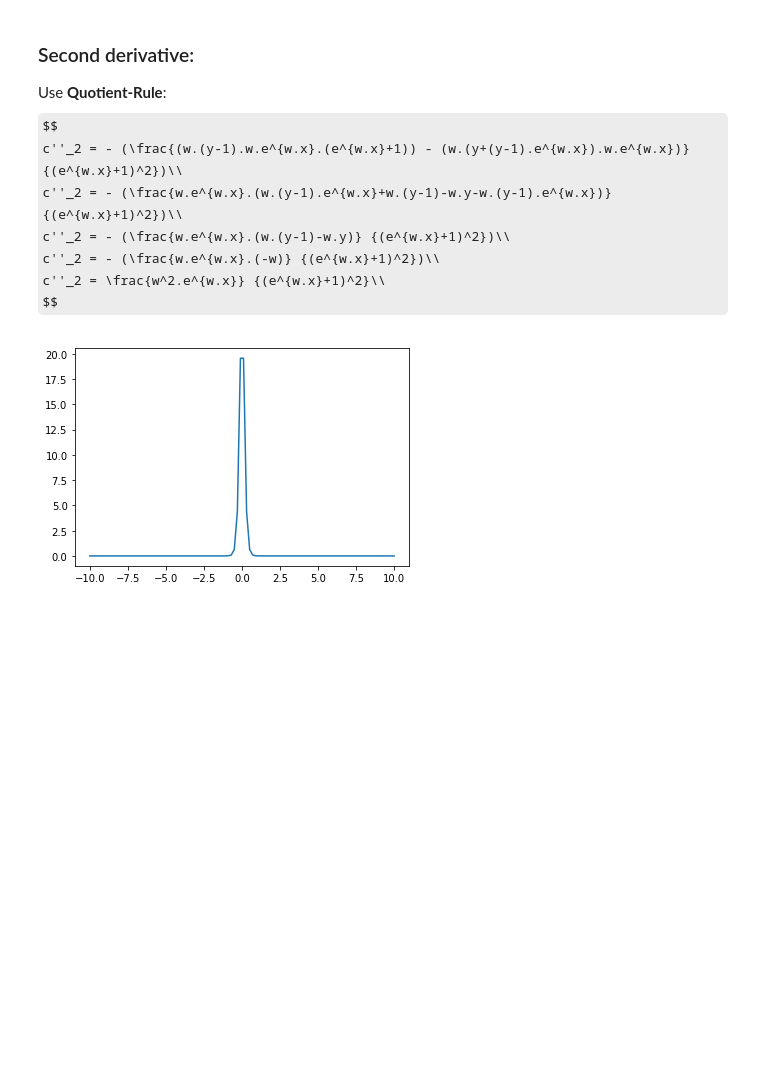
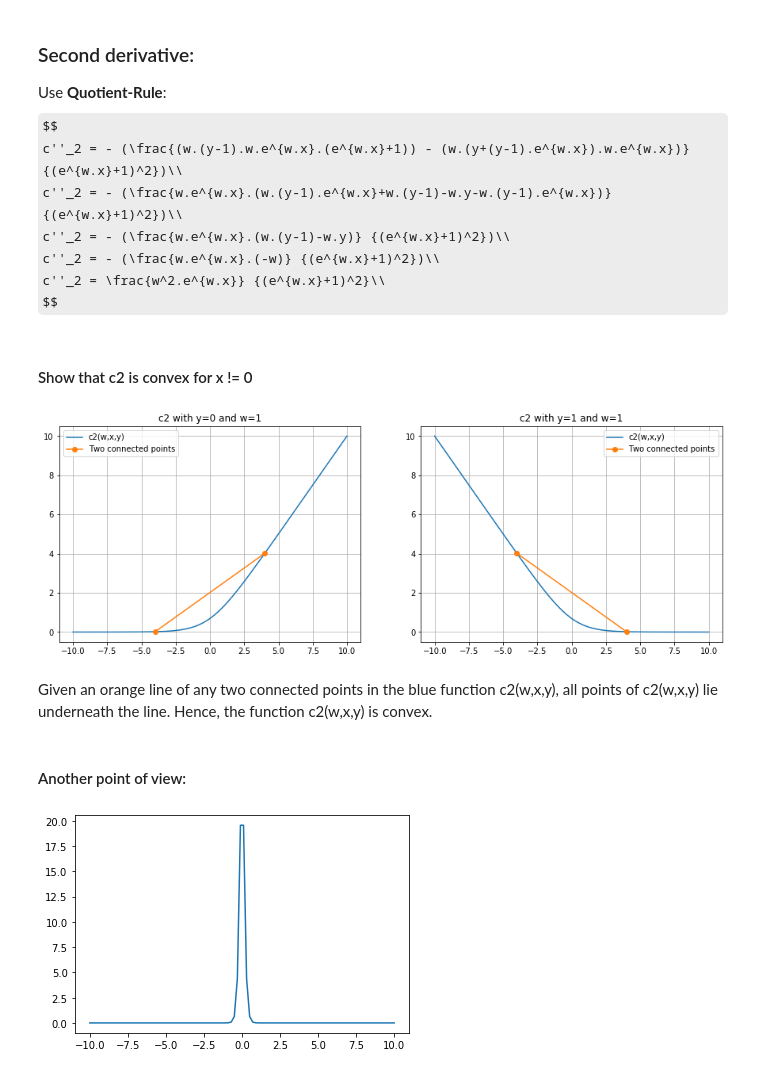
Before and after one commit to PatCH0816/TSM_DeLearn, a Jupyter notebook: exercises/exercise2/G11_exercise2_latex.ipynb, the cells around one changed output. Cells and saved outputs as stored; diff of their text form; code cells hidden in the pictures; some formulas as TeX source; blank space fills up the shorter version.

```diff
--- a/exercises/exercise2/G11_exercise2_latex.ipynb
+++ b/exercises/exercise2/G11_exercise2_latex.ipynb
@@ -230,6 +273,49 @@ c''_2 = - (\frac{w.e^{w.x}.(w.(y-1)-w.y)} {(e^{w.x}+1)^2})\\
 c''_2 = - (\frac{w.e^{w.x}.(-w)} {(e^{w.x}+1)^2})\\
 c''_2 = \frac{w^2.e^{w.x}} {(e^{w.x}+1)^2}\\
 $$
+# %% [markdown]
+#### Show that c2 is convex for x != 0
+# %%
+def c2(w,x,y):
+  return -(y*np.log(sigmoid(w*x))+(1-y)*np.log(1-sigmoid(w*x)))
+
+plt.figure(figsize=(15,5))
+
+# c2 with y=0 and w=1 (Just a scaling factor)
+plt.subplot(1,2,1)
+plt.plot(x, c2(1,x,0))
+plt.title('c2 with y=0 and w=1')
+plt.grid()
+
+# straight line to proove the function c2 with y=0 to be convex
+x1 = -4
+x2 = 4
+p1 = [x1, c2(1,x1,0)]
+p2 = [x2, c2(1,x2,0)]
+plt.plot([p1[0], p2[0]], [p1[1], p2[1]], 'o-')
+plt.legend(['c2(w,x,y)', 'Two connected points'])
+
+# c2 with y=1 and w=1 (Just a scaling factor)
+plt.subplot(1,2,2)
+plt.plot(x, c2(1,x,1))
+plt.title('c2 with y=1 and w=1')
+plt.grid()
+
+# straight line to proove the function c2 with y=1 to be convex
+x1 = -4
+x2 = 4
+p1 = [x1, c2(1,x1,1)]
+p2 = [x2, c2(1,x2,1)]
+plt.plot([p1[0], p2[0]], [p1[1], p2[1]], 'o-')
+plt.legend(['c2(w,x,y)', 'Two connected points'])
+
+plt.show()
+# %% [output]
+[figure, added]
+# %% [markdown]
+Given an orange line of any two connected points in the blue function c2(w,x,y), all points of c2(w,x,y) lie underneath the line. Hence, the function c2(w,x,y) is convex.
+# %% [markdown]
+#### Another point of view:
 # %%
 #Compute second derivative
 def dd_c2(w, x):
```
Also changed, not shown: parts of 18 cells of this notebook.
